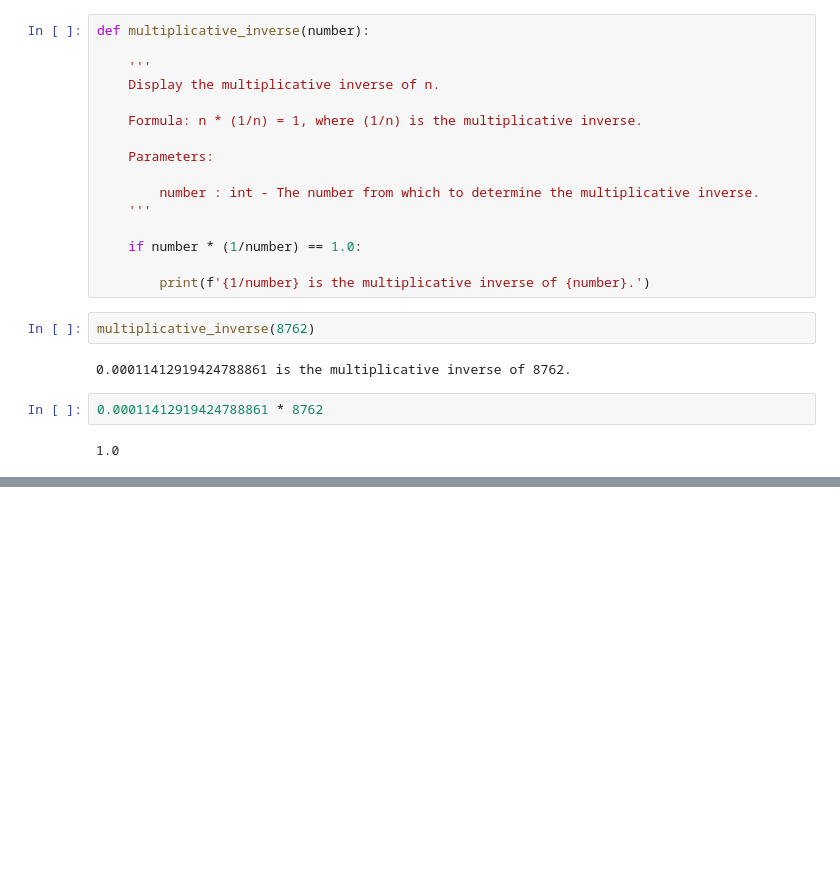
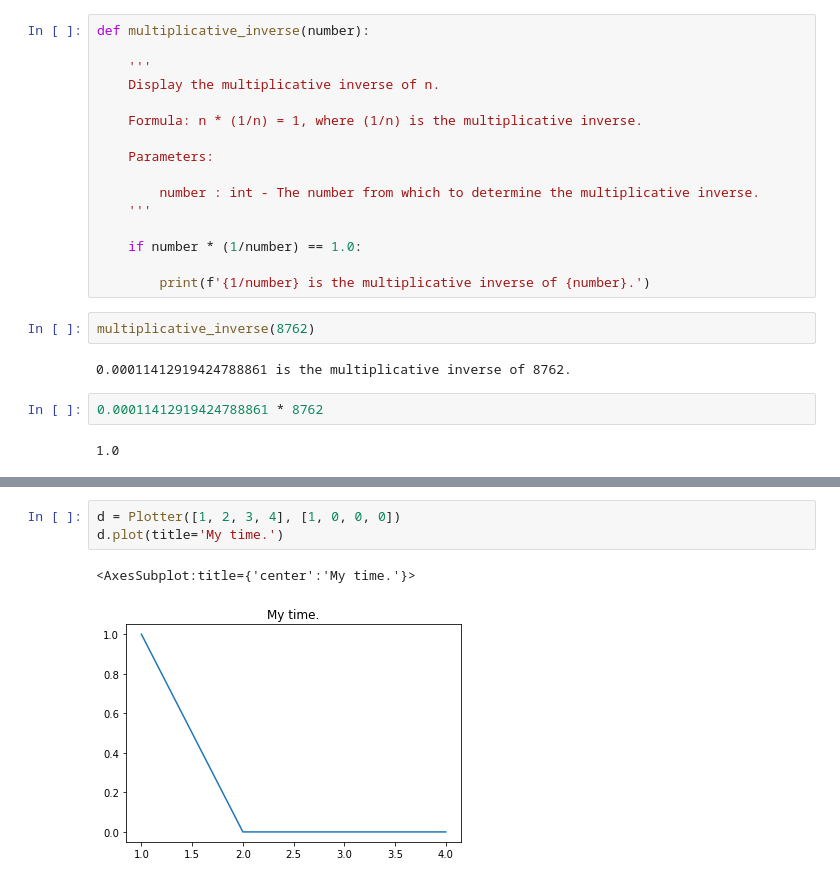
Before and after one commit to solarecho3/math, a Jupyter notebook: scratch.ipynb, the cells around one changed output, grey strips where cells are left out. Drawn from its saved outputs; the diff is of its cells as text; blank space fills up the shorter version.

```diff
--- a/scratch.ipynb
+++ b/scratch.ipynb
@@ -292,0 +386,6 @@ multiplicative_inverse(8762)
+# %%
+d = Plotter([1, 2, 3, 4], [1, 0, 0, 0])
+d.plot(title='My time.')
+# %% [output]
+<AxesSubplot:title={'center':'My time.'}>
+[figure, added]
```
Also changed, not shown: parts of 12 cells of this notebook.
